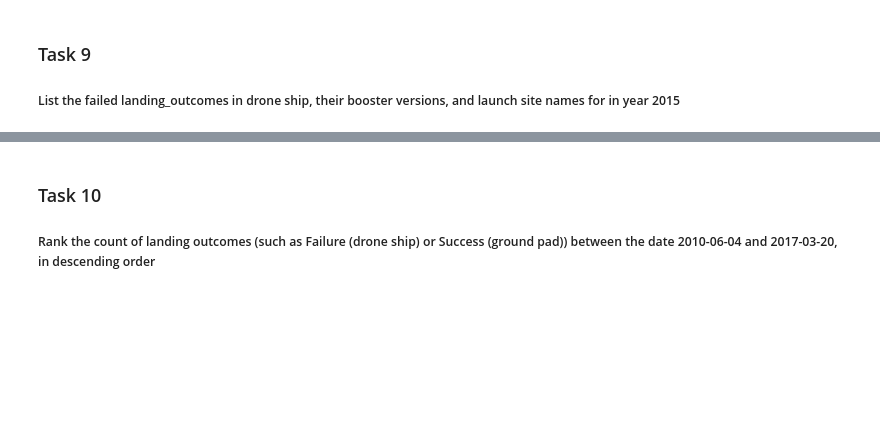
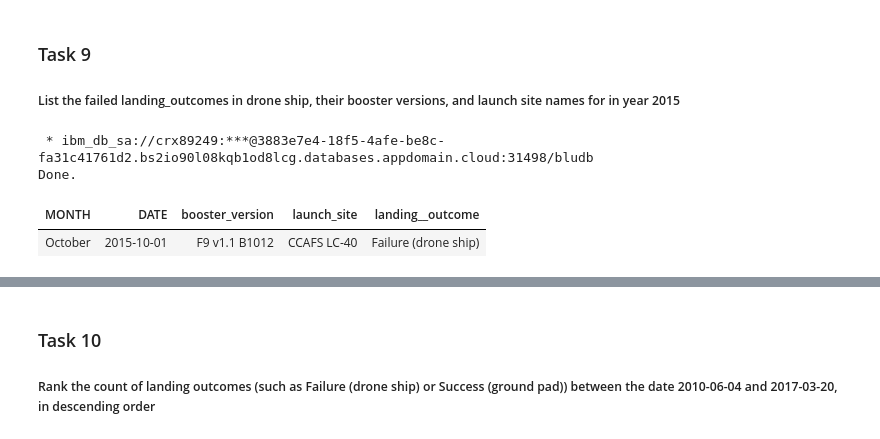
Before and after one commit to zakari1231/Applied_Data_Science_Capstone-, a Jupyter notebook: final_D_S_jupyter-labs-eda-sql-coursera(1).ipynb, the cells around one changed output, grey strips where cells are left out. Cells and saved outputs as stored; diff of their text form; code cells hidden in the pictures; blank space fills up the shorter version.

```diff
--- a/final_D_S_jupyter-labs-eda-sql-coursera(1).ipynb
+++ b/final_D_S_jupyter-labs-eda-sql-coursera(1).ipynb
@@ -225,3 +315,11 @@ Done.
 ### Task 9
 
 ##### List the failed landing_outcomes in drone ship, their booster versions, and launch site names for in year 2015
+# %%
+%%sql select monthname(DATE) as month, DATE, BOOSTER_VERSION, LAUNCH_SITE, landing__outcome from SPACEXX
+      where landing__outcome = 'Failure (drone ship)' and year(date)=2015;
+# %% [output]
+ * ibm_db_sa://crx89249:***@3883e7e4-18f5-4afe-be8c-fa31c41761d2.bs2io90l08kqb1od8lcg.databases.appdomain.cloud:31498/bludb
+Done.
+| MONTH | DATE | booster_version | launch_site | landing__outcome |
+| October | 2015-10-01 | F9 v1.1 B1012 | CCAFS LC-40 | Failure (drone ship) |
```
Also changed, not shown: parts of 16 cells of this notebook.
